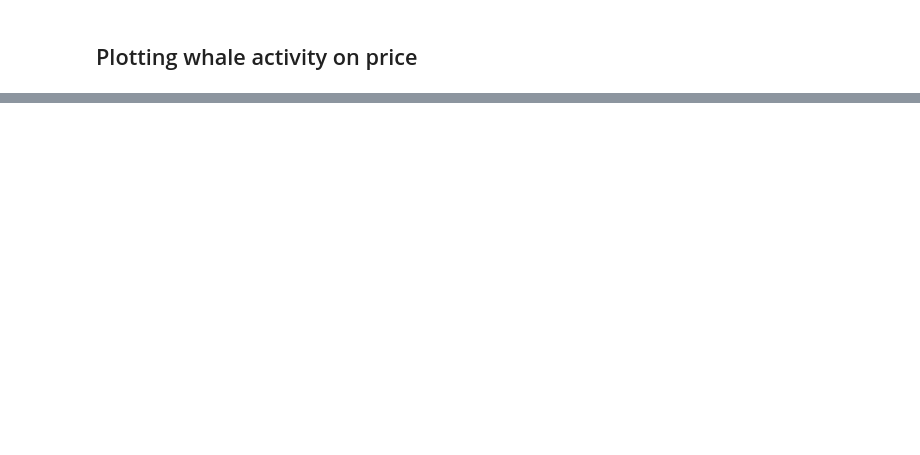
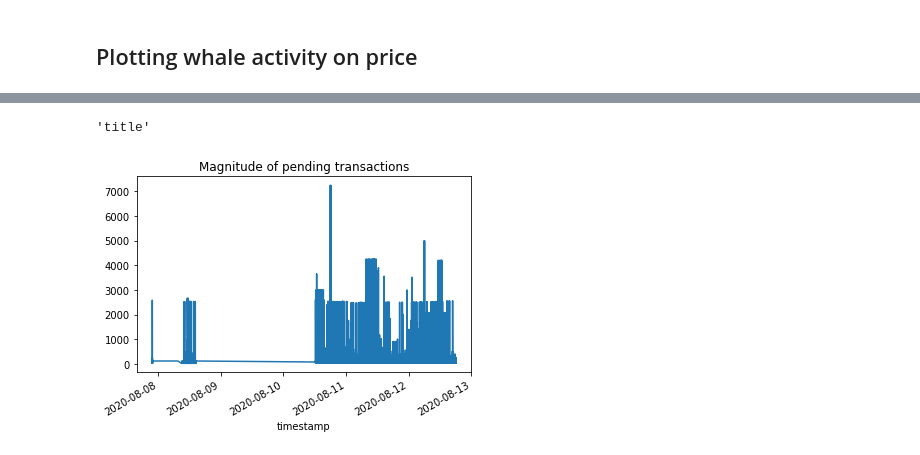
Before and after one commit to amberdata/evan-blog-posts, a Jupyter notebook: txn-mempool/notebooks/1.0-ea-analysis.ipynb, the cells around one changed output, grey strips where cells are left out. Cells and saved outputs as stored; diff of their text form; code cells hidden in the pictures; blank space fills up the shorter version.

```diff
--- a/txn-mempool/notebooks/1.0-ea-analysis.ipynb
+++ b/txn-mempool/notebooks/1.0-ea-analysis.ipynb
@@ -114,3 +114,12 @@ ohlcv = pd.concat(dfs)
 # %% [markdown]
 ## Working with the OHLCV data
+# %%
+# read the data from our saved csvs
+ohlcv = pd.read_csv("../data/ohlcv.csv")
+results_all = pd.read_csv("../data/results_all.csv")
+
+# change the UNIX timestamp to human readable format and set it as index
+results_all["timestamp"] = pd.to_datetime(results_all.timestamp, utc=True)
+# unify the timestamp format and set as index
+ohlcv["timestamp"] = pd.to_datetime(ohlcv.timestamp)
 # %%
@@ -193,0 +211,25 @@ results_all.to_csv("../data/results_all.csv", index=False)
+# %%
+address = '3CpB9Wypwon6EvEDbDXS76U1xGCrtM6pQM'
+
+url = f"https://web3api.io/api/v2/addresses/{address}/transactions"
+
+querystring = {
+    "startDate": str(int(datetime(2020, 8, 11).timestamp())),
+    "endDate": str(int(datetime.today().timestamp())),
+    "page":"0","size":"2"
+}
+
+headers = {
+    'x-amberdata-blockchain-id': "bitcoin-mainnet",
+    'x-api-key': "API_KEY"
+}
+
+get_response(url, headers, querystring)
+# %% [output]
+'title'
+# %%
+results_all.set_index("timestamp").btc.plot()
+plt.title("Magnitude of pending transactions")
+plt.show()
+# %% [output]
+[figure, added]
```
Also changed, not shown: parts of 19 cells of this notebook.
